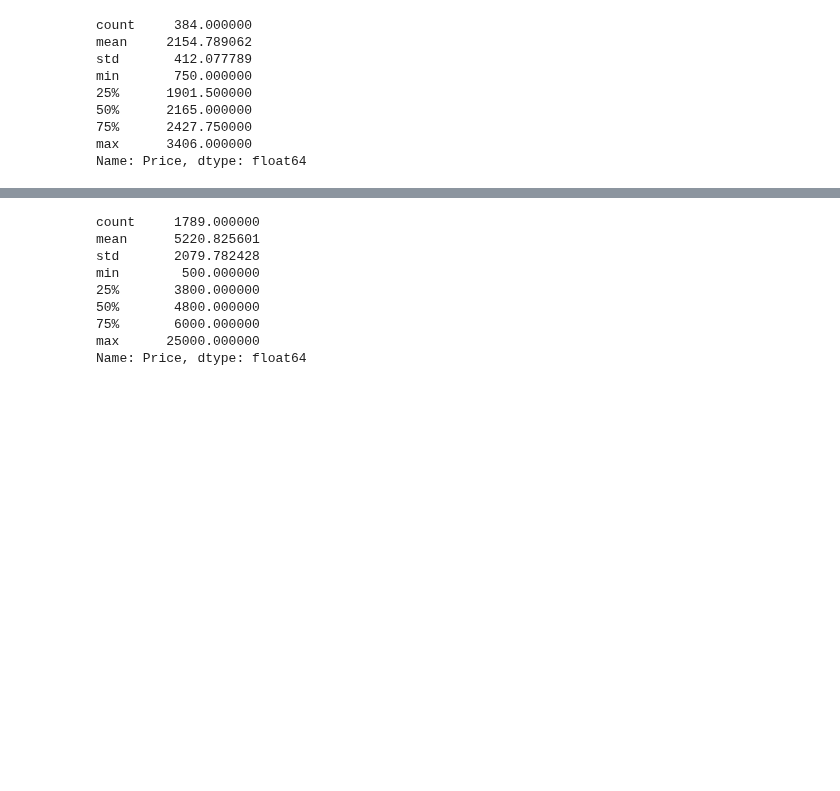
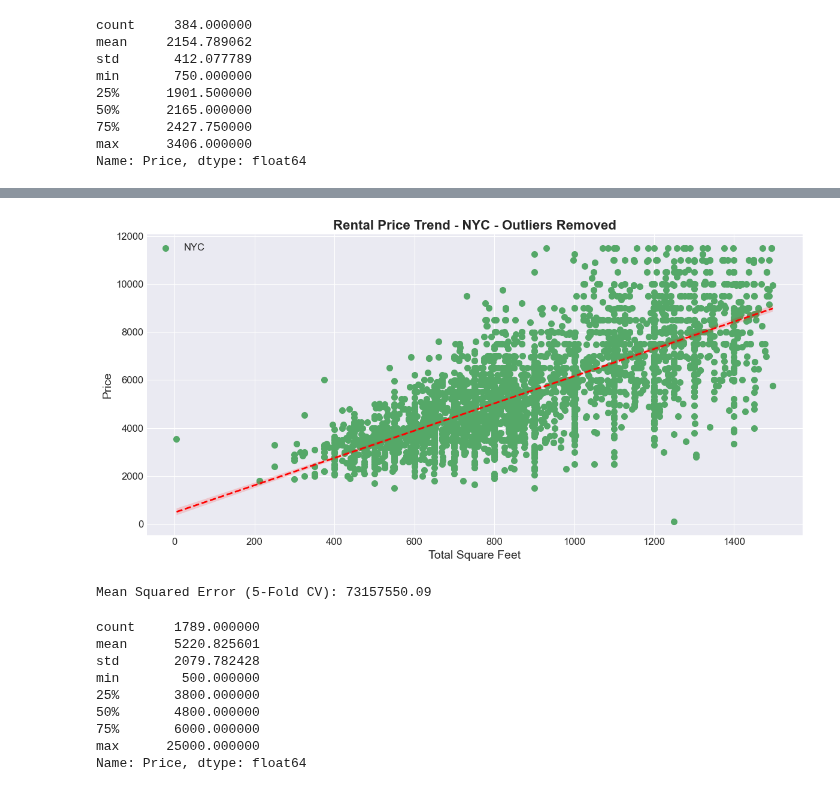
Before and after one commit to supernovaaa2024/RealEstateValuation, a Jupyter notebook: RealEstateStats.ipynb, the cells around one changed output, grey strips where cells are left out. Cells and saved outputs as stored; diff of their text form; code cells hidden in the pictures; blank space fills up the shorter version.

```diff
--- a/RealEstateStats.ipynb
+++ b/RealEstateStats.ipynb
@@ -50,5 +95,42 @@ plt.show()
 # %%
 nycdf = pd.read_excel("rentalsNYC.xlsx")
+# %%
+# Trend Analysis for all apartments in NYC
+nycdf = nycdf.dropna(subset=["Total Square Feet", "Price"])
+plt.style.use('seaborn-v0_8-darkgrid')
+fig, ax = plt.subplots(figsize=(12, 6))
+filteredx = nycdf["Total Square Feet"][nycdf["Total Square Feet"] < 1500]
+filteredy = nycdf["Price"][nycdf["Total Square Feet"] < 1500]
+# Remove price outliers using IQR method
+Q1 = filteredy.quantile(0.25)
+Q3 = filteredy.quantile(0.75)
+IQR = Q3 - Q1
+lower_bound = Q1 - 1.5 * IQR
+upper_bound = Q3 + 1.5 * IQR
+filteredx_no_outlier = filteredx[(filteredy >= lower_bound) & (filteredy <= upper_bound)]
+filteredy_no_outlier = filteredy[(filteredy >= lower_bound) & (filteredy <= upper_bound)]
+ax.scatter(filteredx_no_outlier, filteredy_no_outlier, label='NYC', color='#55A868', linewidth=2)
+ax.set_title("Rental Price Trend - NYC - Outliers Removed", fontsize=16, fontweight='bold')
+ax.set_xlabel("Total Square Feet", fontsize=14)
+ax.set_ylabel("Price ($)", fontsize=14)
+# Add Trendline
+sns.regplot(x=filteredx_no_outlier, y=filteredy_no_outlier,scatter=False, ax=ax, color='red', line_kws={'linewidth': 2, 'linestyle': '--'})
+ax.legend(fontsize=12)
+ax.tick_params(axis='both', labelsize=12)
+plt.tight_layout()
+plt.show()
+# Linear Regression Model for NYC all apartments
+X = nycdf[["Total Square Feet"]]
+y = nycdf["Price"]
+model = LinearRegression()
+model.fit(X, y)
+# Model Evaluation
+cv_results = cross_validate(model, X, y, cv=5, scoring='neg_mean_squared_error')
+mean_mse = -np.mean(cv_results['test_score'])
+print(f"Mean Squared Error (5-Fold CV): {mean_mse:.2f}")
+# %% [output]
+[figure, added]
+Mean Squared Error (5-Fold CV): 73157550.09
 # %%
 # Preprocessing Examine Missing Values
 nycdfOneB = nycdf[nycdf["Beds"] == 1]
```
Also changed, not shown: parts of 19 cells of this notebook, 9 other files.
